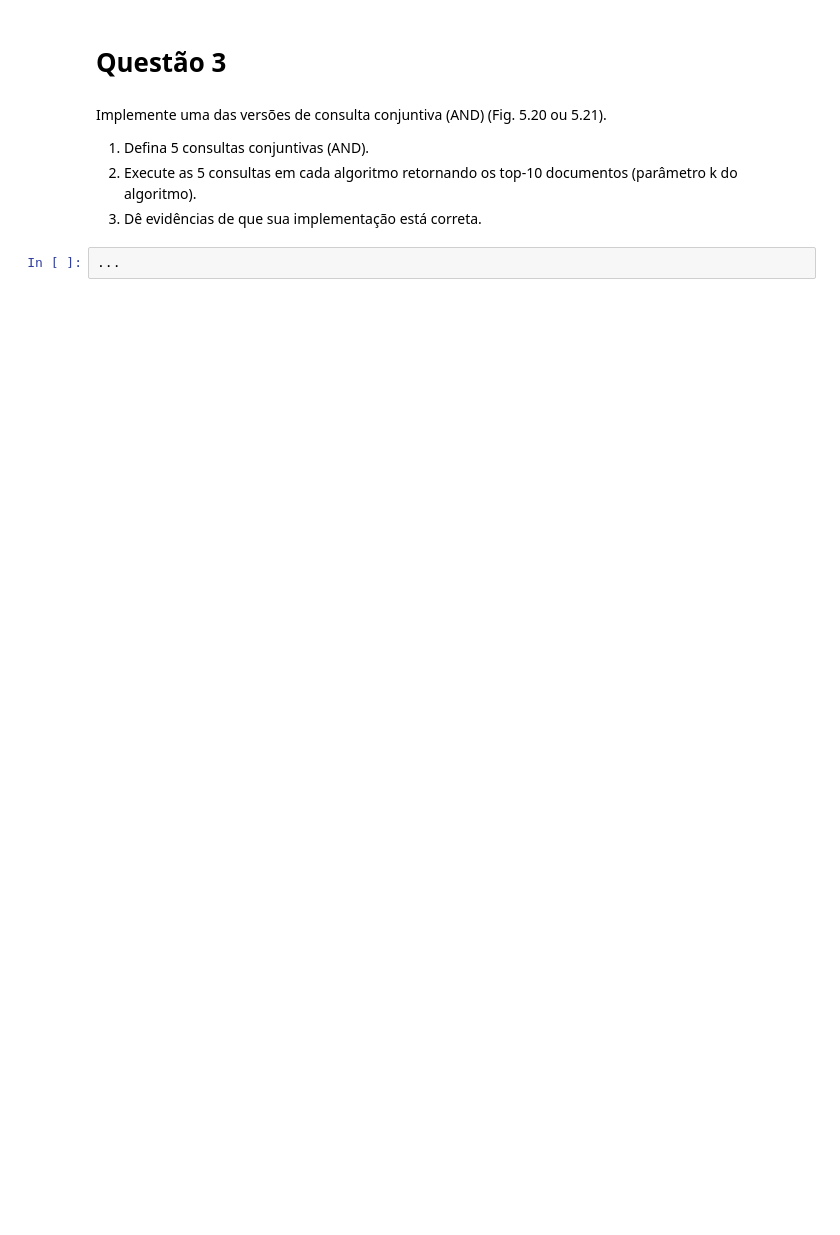
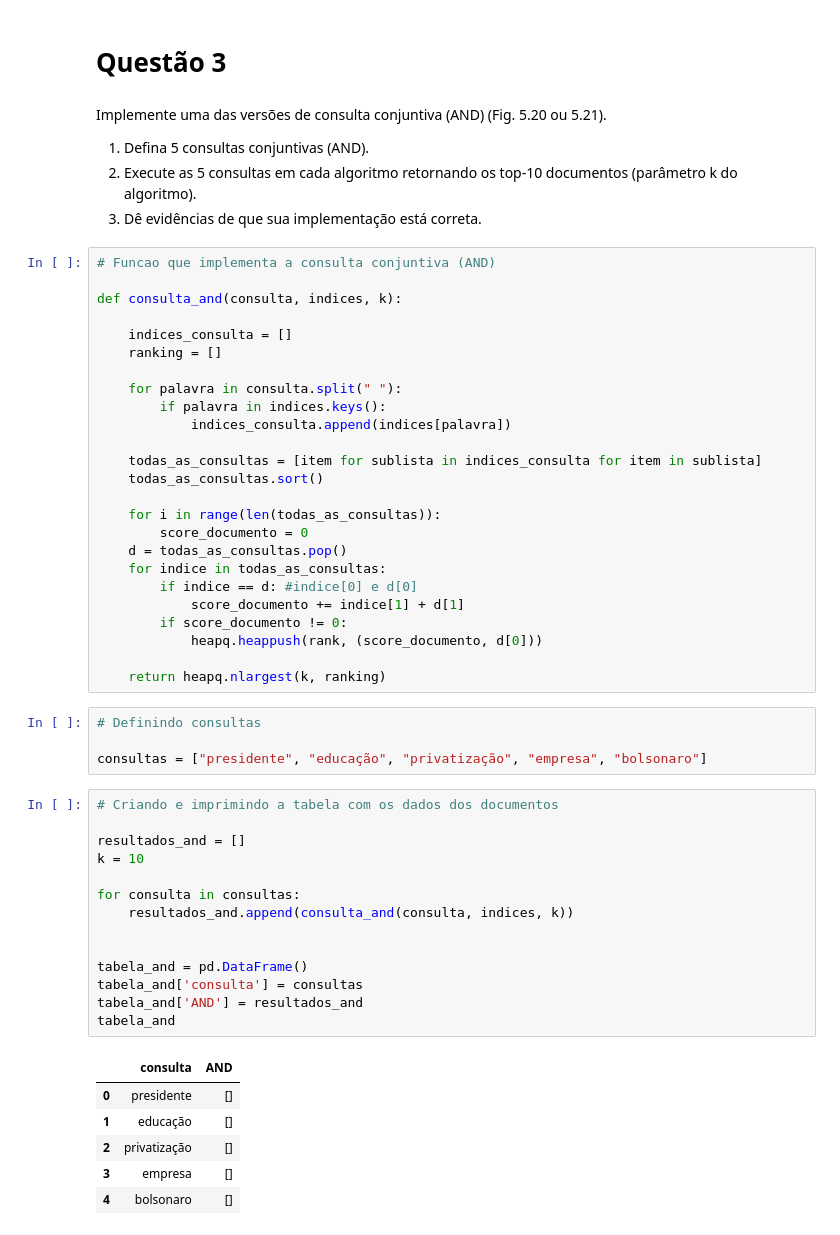
Before and after one commit to LDVictor/ri_lab_04, a Jupyter notebook: Lab_04_RI.ipynb, the cells around one changed output. Drawn from its saved outputs; the diff is of its cells as text; blank space fills up the shorter version.

```diff
--- a/Lab_04_RI.ipynb
+++ b/Lab_04_RI.ipynb
@@ -74,5 +194,53 @@ Implemente uma das versões de consulta conjuntiva (AND) (Fig. 5.20 ou 5.21).
 1.  Defina 5 consultas conjuntivas (AND).
 2.  Execute as 5 consultas em cada algoritmo retornando os top-10 documentos (parâmetro k do algoritmo).
 3.  Dê evidências de que sua implementação está correta.
-# %%
-...
+# %%
+# Funcao que implementa a consulta conjuntiva (AND)
+
+def consulta_and(consulta, indices, k):
+
+    indices_consulta = []
+    ranking = []
+
+    for palavra in consulta.split(" "):
+        if palavra in indices.keys():
+            indices_consulta.append(indices[palavra])
+
+    todas_as_consultas = [item for sublista in indices_consulta for item in sublista]
+    todas_as_consultas.sort()
+
+    for i in range(len(todas_as_consultas)):
+        score_documento = 0
+    d = todas_as_consultas.pop()
+    for indice in todas_as_consultas:
+        if indice == d: #indice[0] e d[0]
+            score_documento += indice[1] + d[1]
+        if score_documento != 0:
+            heapq.heappush(rank, (score_documento, d[0]))
+
+    return heapq.nlargest(k, ranking)
+# %%
+# Definindo consultas
+
+consultas = ["presidente", "educação", "privatização", "empresa", "bolsonaro"]
+# %%
+# Criando e imprimindo a tabela com os dados dos documentos
+
+resultados_and = []
+k = 10
+
+for consulta in consultas:
+    resultados_and.append(consulta_and(consulta, indices, k))
+
+
+tabela_and = pd.DataFrame()
+tabela_and['consulta'] = consultas
+tabela_and['AND'] = resultados_and
+tabela_and
+# %% [output]
+|  | consulta | AND |
+| 0 | presidente | [] |
+| 1 | educação | [] |
+| 2 | privatização | [] |
+| 3 | empresa | [] |
+| 4 | bolsonaro | [] |
```
Also changed, not shown: parts of 13 cells of this notebook.
